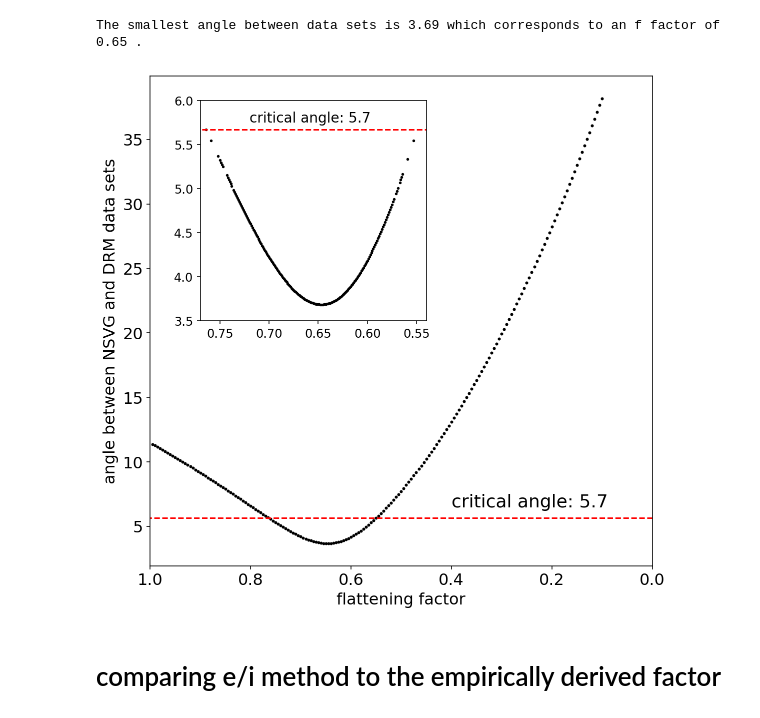
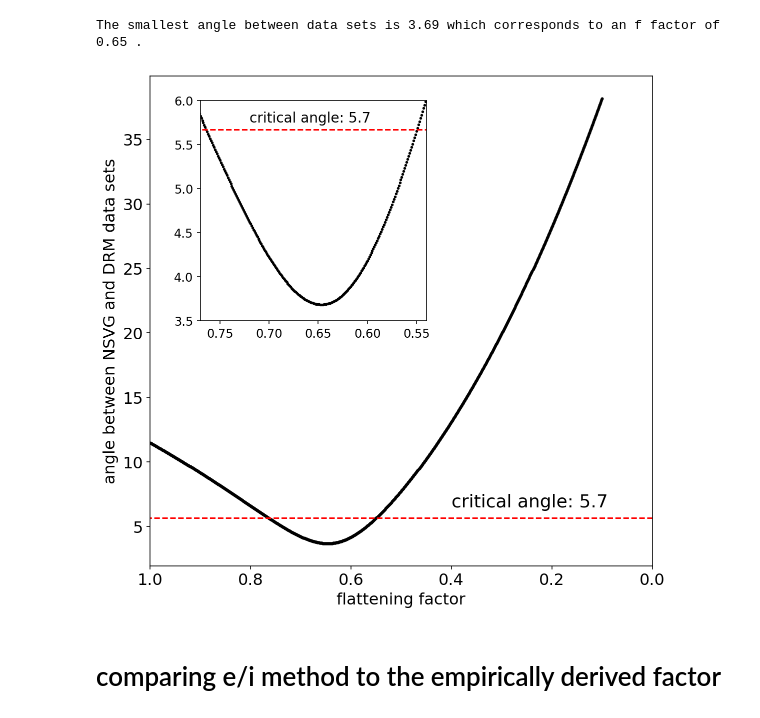
Before and after one commit to Swanson-Hysell-Group/Inclination_Shallowing, a Jupyter notebook: code/Notebooks/Cutface_pmag.ipynb, the cells around one changed output. Saved outputs shown, nothing was run; the diff lists cells and outputs as text; code cells hidden in the pictures.

```diff
--- a/code/Notebooks/Cutface_pmag.ipynb
+++ b/code/Notebooks/Cutface_pmag.ipynb
@@ -696,8 +683,8 @@ plt.show()
 # %% [markdown]
 ### comparing ht and NSVG directions with ht unsquished between 1 and 0
 # %%
-all_factors_nsvg=np.loadtxt("../code_output/all_factors_nsvg.txt")
-all_angles_nsvg=np.loadtxt("../code_output/all_angles_nsvg.txt")
+all_factors_nsvg=np.loadtxt("../code_output/all_001_f_factors_nsvg.txt")
+all_angles_nsvg=np.loadtxt("../code_output/all_001_angles_nsvg.txt")
 # %%
 good_f_factors_nsvg=(np.loadtxt('../code_output/good_f_factors_nsvg.txt')).tolist()
 good_angles_nsvg=(np.loadtxt('../code_output/good_angles_nsvg.txt')).tolist()
@@ -711,34 +698,34 @@ The smallest angle between data sets is 3.69 which corresponds to an f factor of
 # %%
 fig,inset=plt.subplots(figsize=(9,9))
 plt.scatter(all_factors_nsvg,all_angles_nsvg,s=4,color='black')
 
 x_crit=[0,1]
 x_crit_inset=[0.52,0.78]
 y_crit=[max(good_angles_nsvg),max(good_angles_nsvg)]
 plt.plot(x_crit,y_crit,color='red',ls='--',label='critical angle')
 plt.text(0.4, 6.5, 'critical angle: '+str(round(y_crit[0], 1)), fontsize=18)
 
 fig_inset=inset.inset_axes([.1,.5,.45,.45])
-fig_inset.scatter(good_f_factors_nsvg,good_angles_nsvg,s=3,color='black')
+fig_inset.scatter(all_factors_nsvg,all_angles_nsvg,s=3,color='black')
 fig_inset.plot(x_crit_inset,y_crit,color='red',ls='--',label='critical angle')
 fig_inset.tick_params(labelsize=12)
 fig_inset.text(0.72, 5.75, 'critical angle: '+str(round(y_crit[0], 1)), fontsize=14)
 fig_inset.set_xlim(.77,.54)
 fig_inset.set_ylim(3.5,6)
 # fig_inset.invert_xaxis()
 plt.xlabel('flattening factor',fontsize=16)
 plt.ylabel('angle between NSVG and DRM data sets',fontsize=16)
 
 plt.xticks(fontsize=16)
 plt.yticks(fontsize=16)
 
 plt.xlim(1,0)
 
 plt.savefig('../code_output/angle_vs_f_NSVG.pdf',bbox_inches='tight',transparent=True)
 
 plt.show()
 # %% [output]
-[figure, old version]
+[figure, new version]
 # %% [markdown]
 # comparing e/i method to the empirically derived factor
 # %%
```
Also changed, not shown: parts of 17 cells of this notebook, 6 other files.
